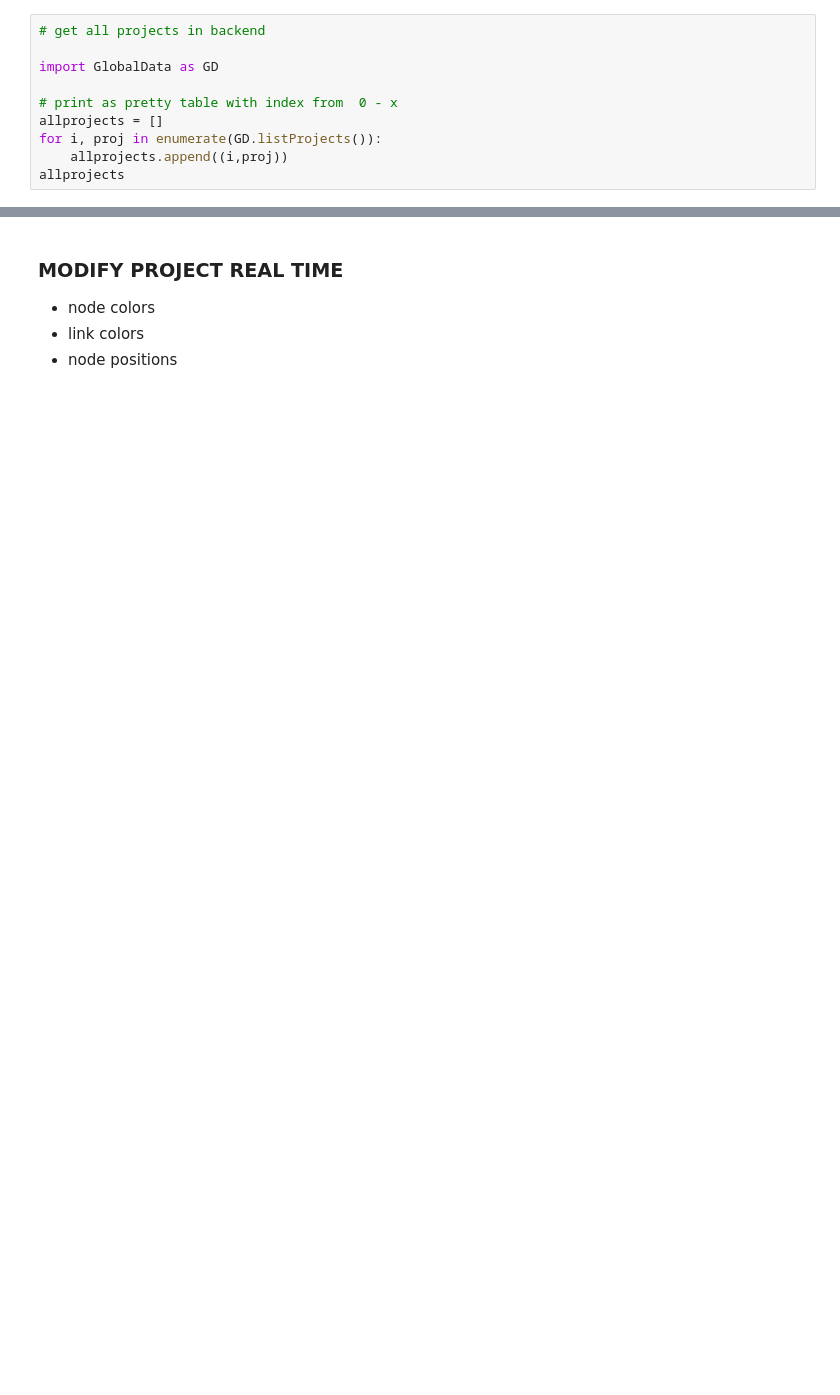
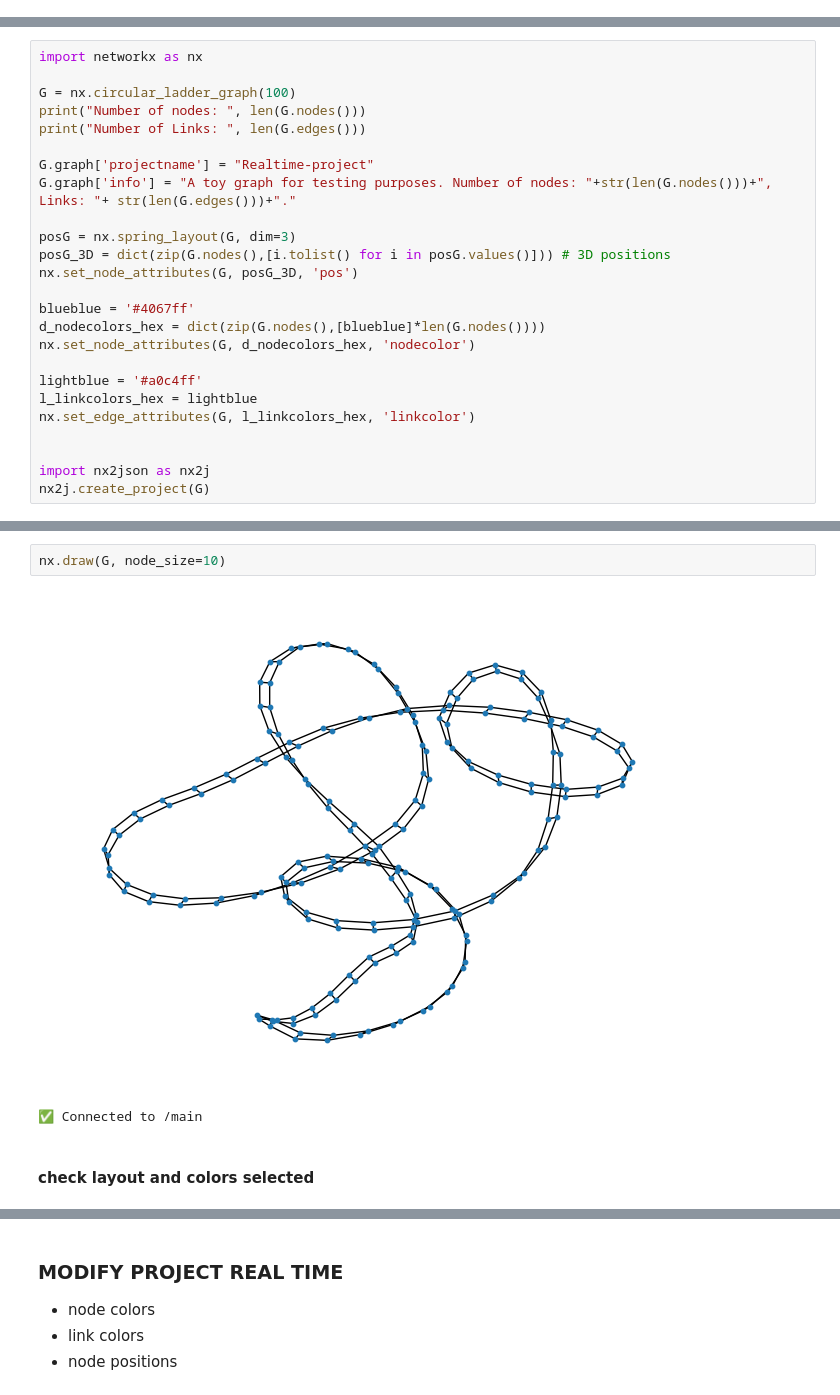
Before and after one commit to menchelab/DataDiVR_WebApp, a Jupyter notebook: _RealtimeCommunication.ipynb, the cells around one changed output, grey strips where cells are left out. Drawn from its saved outputs; the diff is of its cells as text; blank space fills up the shorter version.

```diff
--- a/_RealtimeCommunication.ipynb
+++ b/_RealtimeCommunication.ipynb
@@ -56,10 +0,0 @@ thread.start()
-# %%
-# get all projects in backend
-
-import GlobalData as GD
-
-# print as pretty table with index from  0 - x
-allprojects = []
-for i, proj in enumerate(GD.listProjects()):
-    allprojects.append((i,proj))
-allprojects
@@ -186,0 +17,25 @@ sio.emit('ex', {
+# %%
+import networkx as nx
+
+G = nx.circular_ladder_graph(100)
+print("Number of nodes: ", len(G.nodes()))
+print("Number of Links: ", len(G.edges()))
+
+G.graph['projectname'] = "Realtime-project"
+G.graph['info'] = "A toy graph for testing purposes. Number of nodes: "+str(len(G.nodes()))+", Links: "+ str(len(G.edges()))+"."
+
+posG = nx.spring_layout(G, dim=3)
+posG_3D = dict(zip(G.nodes(),[i.tolist() for i in posG.values()])) # 3D positions
+nx.set_node_attributes(G, posG_3D, 'pos')
+
+blueblue = '#4067ff'
+d_nodecolors_hex = dict(zip(G.nodes(),[blueblue]*len(G.nodes())))
+nx.set_node_attributes(G, d_nodecolors_hex, 'nodecolor')
+
+lightblue = '#a0c4ff'
+l_linkcolors_hex = lightblue
+nx.set_edge_attributes(G, l_linkcolors_hex, 'linkcolor')
+
+
+import nx2json as nx2j
+nx2j.create_project(G)
@@ -186,0 +125,7 @@ sio.emit('ex', {
+# %%
+nx.draw(G, node_size=10)
+# %% [output]
+[figure, added]
+✅ Connected to /main
+# %% [markdown]
+#### check layout and colors selected
```
Also changed, not shown: parts of 47 cells of this notebook, 11 other files.
